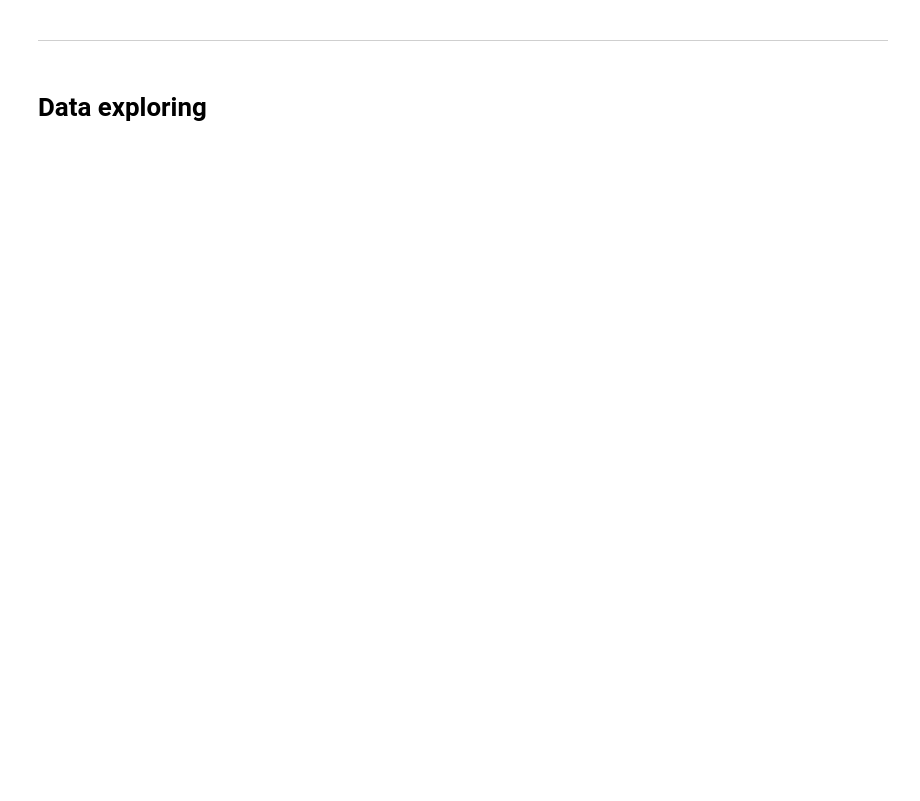
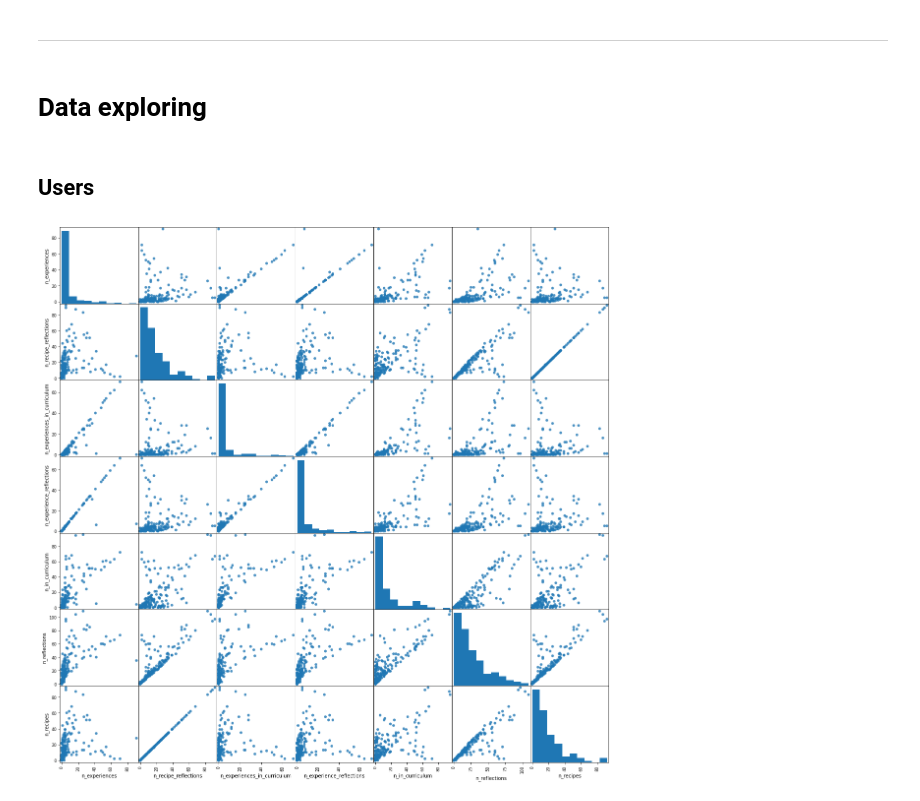
Before and after one commit to pietroairaghi/dualt_analysis, a Jupyter notebook: notebooks/preprocess_pipeline.ipynb, the cells around one changed output. Cells and saved outputs as stored; diff of their text form; code cells hidden in the pictures; blank space fills up the shorter version.

```diff
--- a/notebooks/preprocess_pipeline.ipynb
+++ b/notebooks/preprocess_pipeline.ipynb
@@ -59,9 +65,10 @@ users = pd.concat(
 # %%
-# remove NaN to empty classes
-users.classes = users.classes.fillna('')
-
-# fill with 0 the others
-users.fillna(0,inplace=True)
+# fill with 0 the interval features
+users.loc[:,interval_features] = users[interval_features].fillna(0)
+# %%
+students    = users[users['student'] == 1]
+supervisors = users[users['supervisor'] == 1]
+teachers    = users[users['teacher'] == 1]
 # %% [markdown]
 ## Activities info
 # %%
@@ -92,3 +106,21 @@ activities_info
 ------
 # %% [markdown]
 # Data exploring
+# %% [markdown]
+## Users
+# %%
+corr_matrix = students.corr().abs()
+
+#the matrix is symmetric so we need to extract upper triangle matrix without diagonal (k = 1)
+n = 5
+top_corr = (corr_matrix.where(np.triu(np.ones(corr_matrix.shape), k=1).astype(np.bool))
+                 .stack()
+                 .sort_values(ascending=False))[:n]
+# %%
+interesting_cols = list(set(list(zip(*top_corr.keys().values))[0]+list(zip(*top_corr.keys().values))[1]))
+# %%
+g = pd.plotting.scatter_matrix(students[interesting_cols], figsize=(20,20), marker = 'o', hist_kwds = {'bins': 10}, s = 30, alpha = 0.8)
+plt.show()
+#sns.pairplot(supervisors[supervisors_interesting_cols]);
+# %% [output]
+[figure, added]
```
Also changed, not shown: parts of 13 cells of this notebook, 3 other files.
